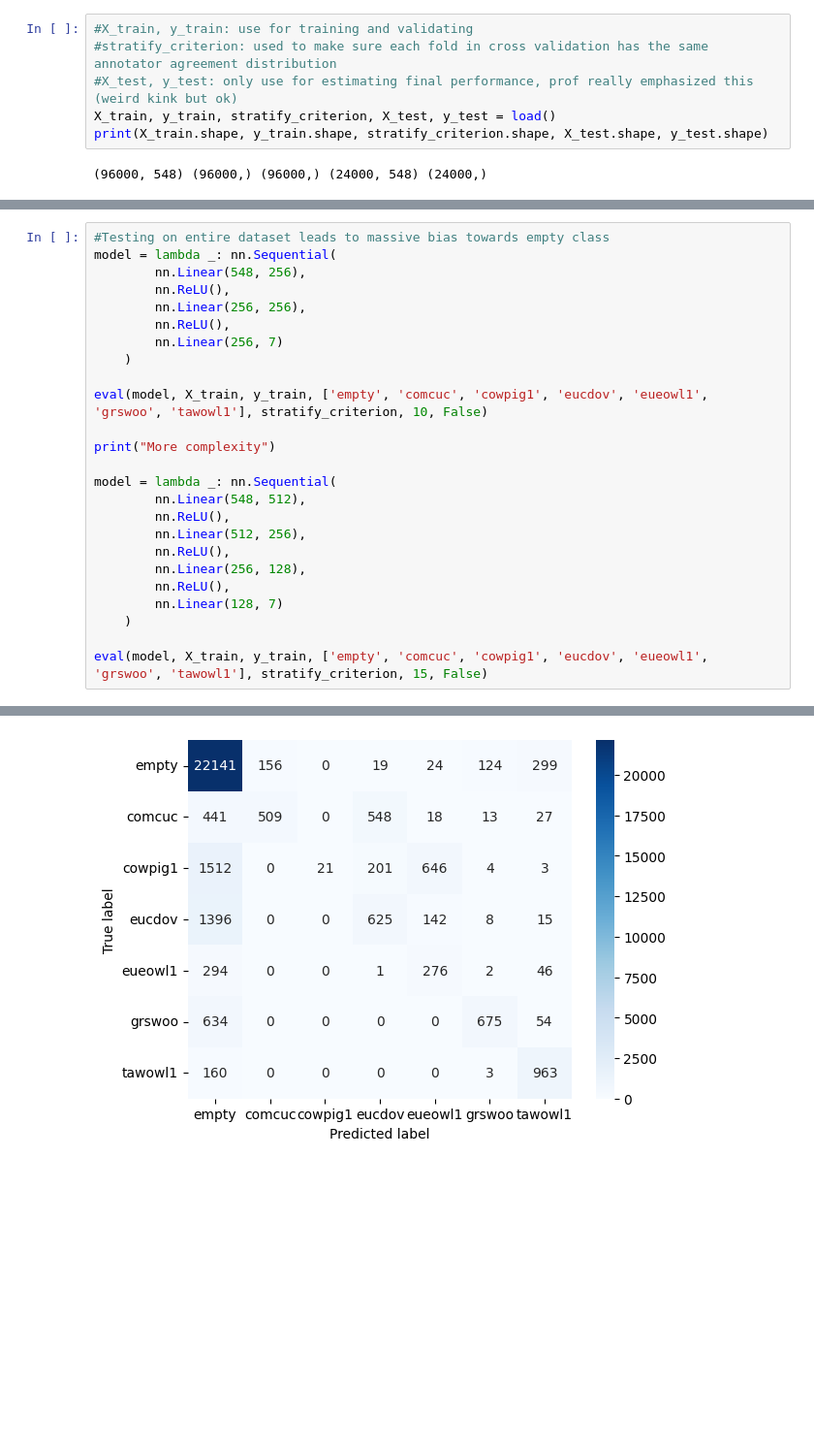
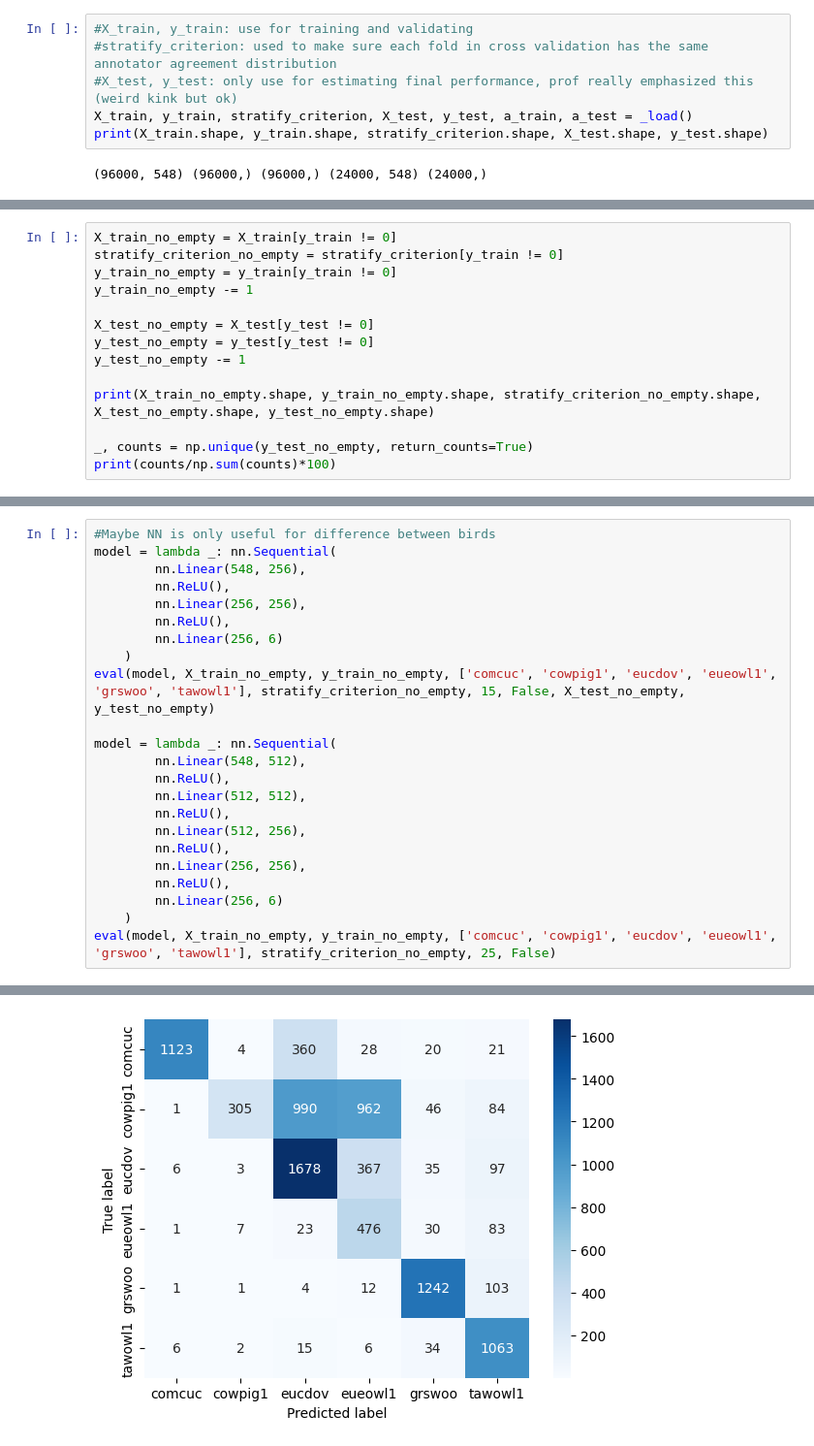
Before and after one commit to RedPill69/BirdTask, a Jupyter notebook: task02/nn.ipynb, the cells around one changed output, grey strips where cells are left out. Shown at 97% size. Cells and saved outputs as stored; diff of their text form; blank space fills up the shorter version.

```diff
--- a/task02/nn.ipynb
+++ b/task02/nn.ipynb
@@ -15,7 +16,7 @@ from IPython.display import clear_output
 #X_train, y_train: use for training and validating
 #stratify_criterion: used to make sure each fold in cross validation has the same annotator agreement distribution
 #X_test, y_test: only use for estimating final performance, prof really emphasized this (weird kink but ok)
-X_train, y_train, stratify_criterion, X_test, y_test = load()
+X_train, y_train, stratify_criterion, X_test, y_test, a_train, a_test = _load()
 print(X_train.shape, y_train.shape, stratify_criterion.shape, X_test.shape, y_test.shape)
 # %% [output]
 (96000, 548) (96000,) (96000,) (24000, 548) (24000,)
@@ -100,0 +238,14 @@ def eval(model_fn, X, y, y_names, criterion, epochs, show_progress):
+# %%
+X_train_no_empty = X_train[y_train != 0]
+stratify_criterion_no_empty = stratify_criterion[y_train != 0]
+y_train_no_empty = y_train[y_train != 0]
+y_train_no_empty -= 1
+
+X_test_no_empty = X_test[y_test != 0]
+y_test_no_empty = y_test[y_test != 0]
+y_test_no_empty -= 1
+
+print(X_train_no_empty.shape, y_train_no_empty.shape, stratify_criterion_no_empty.shape, X_test_no_empty.shape, y_test_no_empty.shape)
+
+_, counts = np.unique(y_test_no_empty, return_counts=True)
+print(counts/np.sum(counts)*100)
@@ -101,28 +255,26 @@ def eval(model_fn, X, y, y_names, criterion, epochs, show_progress):
 # %%
-#Testing on entire dataset leads to massive bias towards empty class
+#Maybe NN is only useful for difference between birds
 model = lambda _: nn.Sequential(
         nn.Linear(548, 256),
         nn.ReLU(),
         nn.Linear(256, 256),
         nn.ReLU(),
-        nn.Linear(256, 7)
+        nn.Linear(256, 6)
     )
-
-eval(model, X_train, y_train, ['empty', 'comcuc', 'cowpig1', 'eucdov', 'eueowl1', 'grswoo', 'tawowl1'], stratify_criterion, 10, False)
-
-print("More complexity")
+eval(model, X_train_no_empty, y_train_no_empty, ['comcuc', 'cowpig1', 'eucdov', 'eueowl1', 'grswoo', 'tawowl1'], stratify_criterion_no_empty, 15, False, X_test_no_empty, y_test_no_empty)
 
 model = lambda _: nn.Sequential(
         nn.Linear(548, 512),
         nn.ReLU(),
+        nn.Linear(512, 512),
+        nn.ReLU(),
         nn.Linear(512, 256),
         nn.ReLU(),
-        nn.Linear(256, 128),
+        nn.Linear(256, 256),
         nn.ReLU(),
-        nn.Linear(128, 7)
+        nn.Linear(256, 6)
     )
-
-eval(model, X_train, y_train, ['empty', 'comcuc', 'cowpig1', 'eucdov', 'eueowl1', 'grswoo', 'tawowl1'], stratify_criterion, 15, False)
+eval(model, X_train_no_empty, y_train_no_empty, ['comcuc', 'cowpig1', 'eucdov', 'eueowl1', 'grswoo', 'tawowl1'], stratify_criterion_no_empty, 25, False)
 # %% [output]
 ===============================
 Fold 1
@@ -130,4 +296,4 @@ Fold 1
-[figure, old version]
+[figure, new version]
 ===============================
 Fold 2
 ===============================
```
Also changed, not shown: parts of 14 cells of this notebook.
